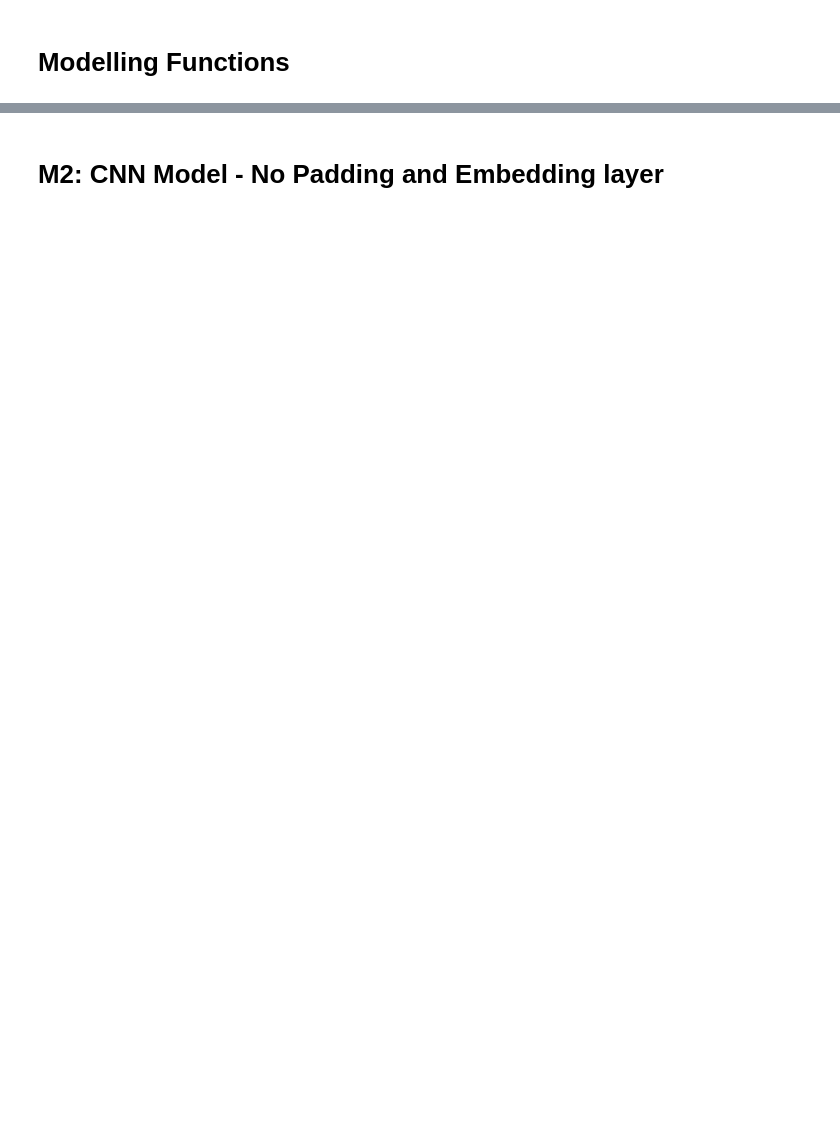
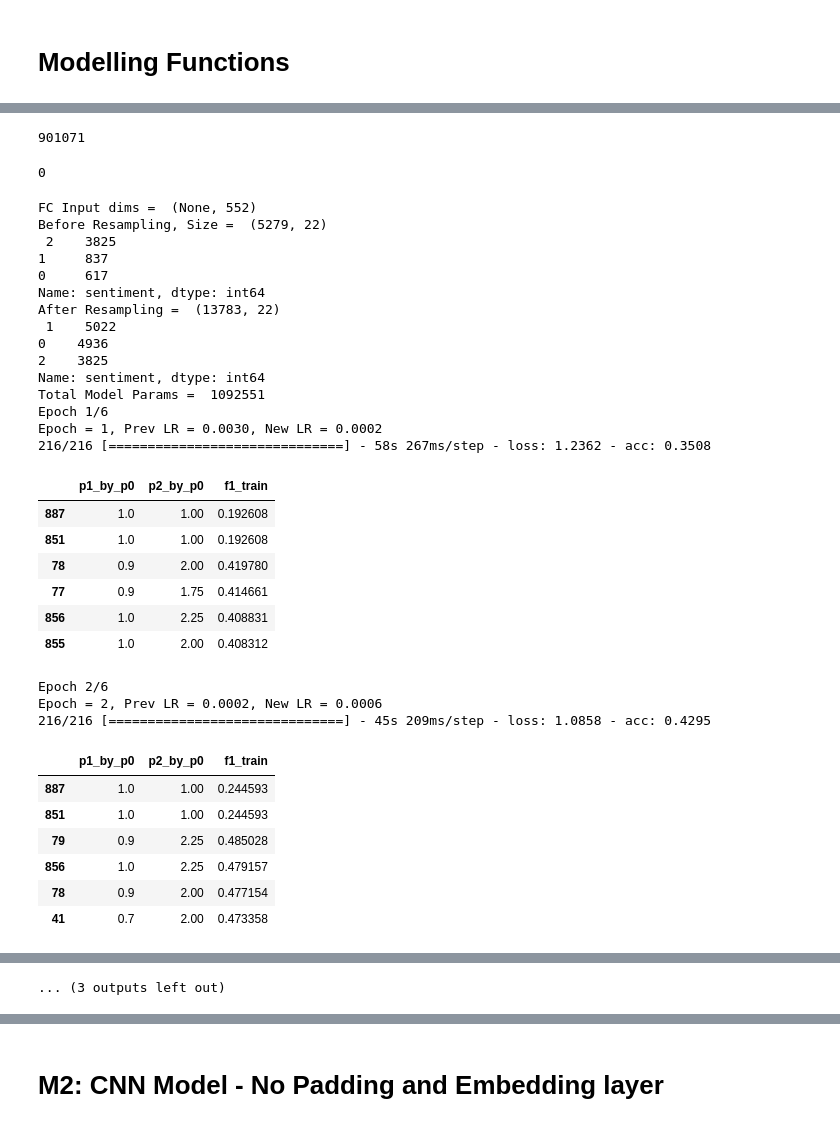
Before and after one commit to faizanahemad/av-hack, a Jupyter notebook: AV-Hack-v2.ipynb, the cells around one changed output, grey strips where cells are left out. Drawn from its saved outputs; the diff is of its cells as text; code cells hidden in the pictures; blank space fills up the shorter version.

````diff
--- a/AV-Hack-v2.ipynb
+++ b/AV-Hack-v2.ipynb
@@ -319,3 +504,14 @@ def conv_pipe(x,layer_width,dropout=0):
     x4 = dense_block(x2,layer_width)
     xg2 = GlobalAveragePooling1D()(x4)
     return concatenate([xg0,xg1, xg2])
+# %%
+def conv_pipe(x,layer_width,dropout=0):
+
+    x1 = dense_block(x,int(1.25*layer_width))
+    xg0 = GlobalAveragePooling1D()(x1)
+    x2 = MaxPooling1D()(x1)
+    x2 = dense_block(x2,layer_width)
+    xg1 = GlobalAveragePooling1D()(x2)
+
+    # x3 = MaxPooling1D()(x2)
+    return concatenate([xg0,xg1])
@@ -323,8 +521,8 @@ def conv_pipe(x,layer_width,dropout=0):
 def resample_input_for_training(x):
     xs1 = x[x['sentiment']==0]
     xs2 = x[x['sentiment']==1]
-    x = pd.concat([x,xs1.sample(frac=1),xs1.sample(frac=1),xs1.sample(frac=1),xs1.sample(frac=1),xs1.sample(frac=1),xs1.sample(frac=1)])
-    x = pd.concat([x,xs2.sample(frac=1),xs2.sample(frac=1),xs2.sample(frac=1),xs2.sample(frac=1)])
+    x = pd.concat([x,xs1.sample(frac=1),xs1.sample(frac=1),xs1.sample(frac=1),xs1.sample(frac=1),xs1.sample(frac=1),xs1.sample(frac=1),xs1.sample(frac=1)])
+    x = pd.concat([x,xs2.sample(frac=1),xs2.sample(frac=1),xs2.sample(frac=1),xs2.sample(frac=1),xs2.sample(frac=1)])
     x = x.sample(frac=1)
 
     return x
@@ -391,16 +628,31 @@ def extract_values(x):
     x2 = np.stack(x["full_txt_mask"].values, axis=0)
     x3 = np.stack(x["full_txt_mask_gaussian"].values, axis=0)
     x4 = np.stack(x["context_txt_encoded"].values, axis=0)
-    x5 = x[["occurences_count","review_length","review_length_by_occurences_count"]].values
+    x5 = x[["occurences_count","review_length","review_length_by_occurences_count","first_occurence","last_occurence"]].values
+
+    x6 = np.stack(x['word_sentiments'].values, axis=0)
+    x7 = np.stack(x['word_count'].values, axis=0)
+
+    x8 = np.stack(x['word_sentiments_ctx'].values, axis=0)
+    x9 = np.stack(x['word_count_ctx'].values, axis=0)
+
+
+
+
+    # print(x1.shape,x2.shape,x3.shape,x4.shape,x5.shape)
     train_phase = False
     if 'ohe_labels' in x.columns:
         train_phase = True
         y = np.stack(x['ohe_labels'].values,axis=0)
 
+
     if train_phase:
-        x1,x2,x3 = batch_cutout( x1,x2,x3,p=cutout_proba, min_words=min_cutout, max_words=max_cutout,)
-        x4 = batch_cutout(x4, p=cutout_proba, min_words=min_cutout, max_words=max_cutout,)[0]
+        x1,x2,x3,x6,x7 = batch_cutout( x1,x2,x3,x6,x7, p=cutout_proba, min_words=min_cutout, max_words=max_cutout,)
+        x4,x8,x9 = batch_cutout(x4,x8,x9, p=cutout_proba, min_words=min_cutout, max_words=max_cutout,)
+    else:
+        print("Test Predictions - No cutout")
+    # print(x1.shape,x2.shape,x3.shape,x4.shape,x5.shape)
     if train_phase:
-        return [x1,x2,x3,x4,x5],y
+        return [x1,x2,x3,x4,x5, x6, x7, x8, x9],y
     else:
-        return [x1,x2,x3,x4,x5]
+        return [x1,x2,x3,x4,x5, x6, x7, x8, x9]
@@ -558,7 +922,9 @@ Accuracy = 0.66, Macro F1 = 0.39
 Accuracy = 0.67, Macro F1 = 0.51
 ```
 # %%
+reset_keras()
+gc.collect()
 model = build_model()
-train_generator_model_with_validation(model,df,None,extract_values,
+metrics = train_generator_model_with_validation(model,df,None,extract_values,[1,1,1],
                    **conv_embedded_params["training_policy"])
 # %% [output]
@@ -570,0 +938,34 @@ Epoch 2/2
+901071
+0
+FC Input dims =  (None, 552)
+Before Resampling, Size =  (5279, 22)
+ 2    3825
+1     837
+0     617
+Name: sentiment, dtype: int64
+After Resampling =  (13783, 22)
+ 1    5022
+0    4936
+2    3825
+Name: sentiment, dtype: int64
+Total Model Params =  1092551
+Epoch 1/6
+Epoch = 1, Prev LR = 0.0030, New LR = 0.0002
+216/216 [==============================] - 58s 267ms/step - loss: 1.2362 - acc: 0.3508
+|  | p1_by_p0 | p2_by_p0 | f1_train |
+| 887 | 1.0 | 1.00 | 0.192608 |
+| 851 | 1.0 | 1.00 | 0.192608 |
+| 78 | 0.9 | 2.00 | 0.419780 |
+| 77 | 0.9 | 1.75 | 0.414661 |
+| 856 | 1.0 | 2.25 | 0.408831 |
+| 855 | 1.0 | 2.00 | 0.408312 |
+Epoch 2/6
+Epoch = 2, Prev LR = 0.0002, New LR = 0.0006
+216/216 [==============================] - 45s 209ms/step - loss: 1.0858 - acc: 0.4295
+|  | p1_by_p0 | p2_by_p0 | f1_train |
+| 887 | 1.0 | 1.00 | 0.244593 |
+| 851 | 1.0 | 1.00 | 0.244593 |
+| 79 | 0.9 | 2.25 | 0.485028 |
+| 856 | 1.0 | 2.25 | 0.479157 |
+| 78 | 0.9 | 2.00 | 0.477154 |
+| 41 | 0.7 | 2.00 | 0.473358 |
@@ -570,0 +995 @@ Epoch 2/2
+... (3 outputs left out)
````
Also changed, not shown: parts of 66 cells of this notebook, 4 other files.
